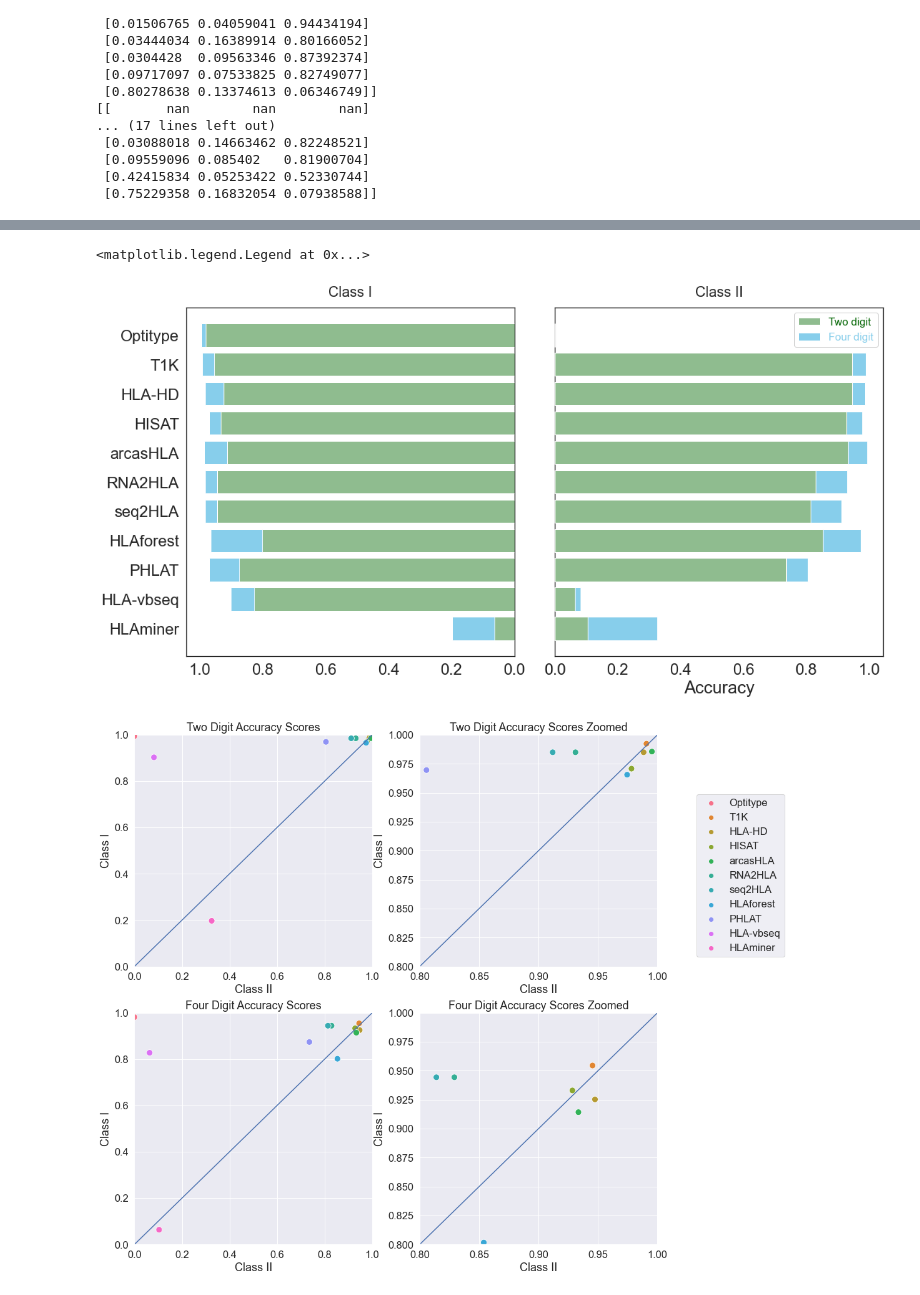
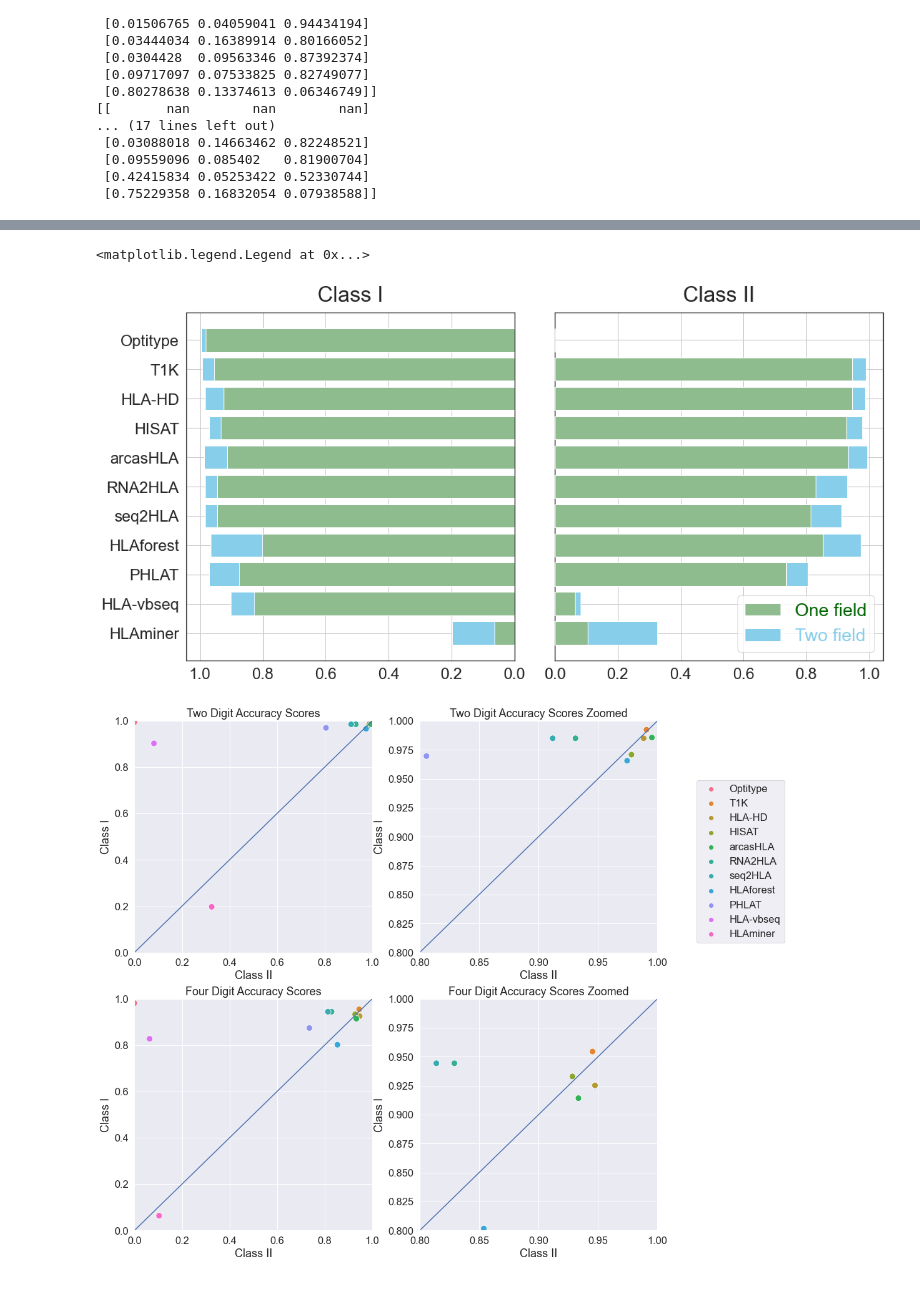
Before and after one commit to ydottie/hlaproject, a Jupyter notebook: notebooks/accuracy.ipynb, the cells around one changed output, grey strips where cells are left out. Drawn from its saved outputs; the diff is of its cells as text; code cells hidden in the pictures.

Commit message:
nomenclature update digit to field

```diff
--- a/notebooks/accuracy.ipynb
+++ b/notebooks/accuracy.ipynb
@@ -18,13 +18,6 @@ for t in tools:
         gs=pd.read_csv("../datasets/"+str(d)+"_gs.csv")
         pre=pd.read_csv("../results/standard/"+str(t)+"_d"+str(d)+".csv")
 
-        for gene in ["A", "B", "C", "DQB1", "DRB1"]:
-            target = gene + ".1"
-            if (target not in pre.columns):
-                continue
-            pre[target].fillna(pre[gene], inplace=True)
-
-
         ret=get_accuracy_counts(pre,gs)
         print(t,"d"+str(d),ret)
         total.append(ret)
@@ -235,39 +228,39 @@ plt.legend(loc='upper left', labels=['Two digit', 'Four digit','No call'], label
 title0 = 'Class I'
 title1 = 'Class II'
 
 fourdig_I = classIresults[:,2]
 fourdig_II = classIIresults[:,2]
 
 twodig_I = classIresults[:,1]
 twodig_II = classIIresults[:,1]
 
 # need to set optitype to zero for class II
 twodig_II[0]=0
 fourdig_II[0]=0
 
 
 fig, axes = plt.subplots(figsize=(15,8),  ncols=2, sharey=True)
 fig.tight_layout()
-plt.xlabel("Accuracy")
 
 
 axes[0].barh(my_order, fourdig_I, align='center',zorder=10,color = "darkseagreen")
 axes[0].barh(my_order,twodig_I,left=fourdig_I, color='skyblue')
-axes[0].set_title(title0, fontsize=20, pad=15)
-
+axes[0].set_title(title0, fontsize=30, pad=15)
 axes[1].barh(my_order,  fourdig_II, align='center', zorder=10,color = "darkseagreen")
 axes[1].barh(my_order,twodig_II,left=fourdig_II, color = 'skyblue')
-axes[1].set_title(title1, fontsize=20, pad=15)
+axes[1].set_title(title1, fontsize=30, pad=15)
 
 
+axes[0].grid(zorder=0)
+axes[1].grid(zorder=0)
 
 axes[0].invert_xaxis()
 plt.gca().invert_yaxis()
 
-axes[1].legend(labels=['Two digit', 'Four digit'], labelcolor=['darkgreen','skyblue'],fontsize=15)
+axes[1].legend(labels=['One field', 'Two field'], labelcolor=['darkgreen','skyblue'],fontsize=25)
 # %% [output]
 <matplotlib.legend.Legend at 0x...>
-[figure, old version]
+[figure, new version]
 # %%
 # class1 vs class2 scatterplot for 2 and 4 dig accuracy -- No call excluded
 
```
Also changed, not shown: parts of 2 cells of this notebook, 1 other file.
